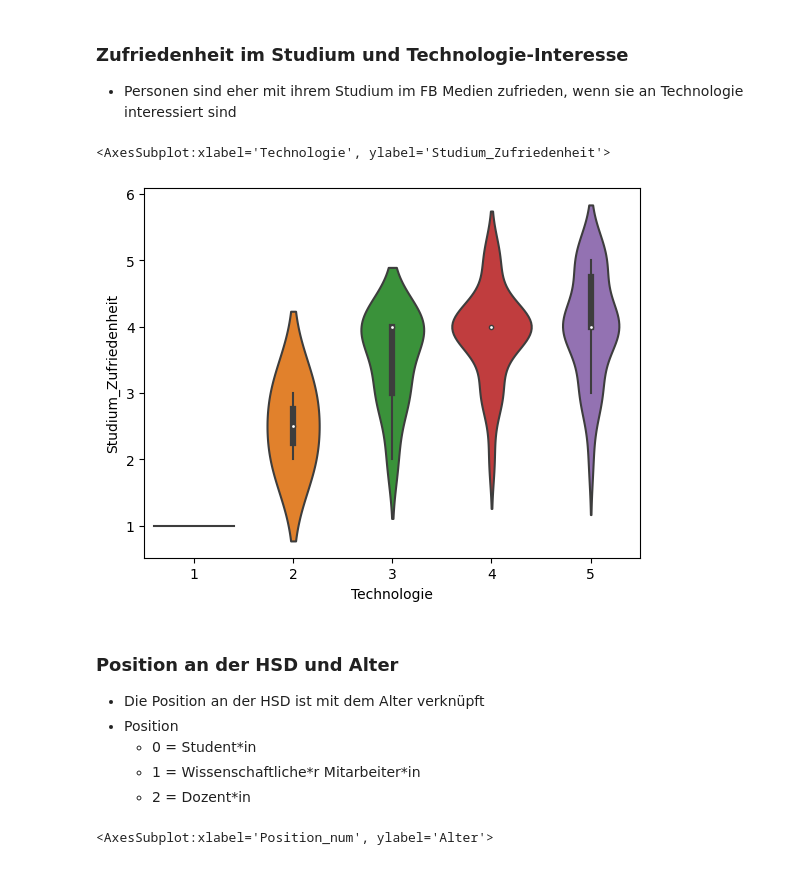
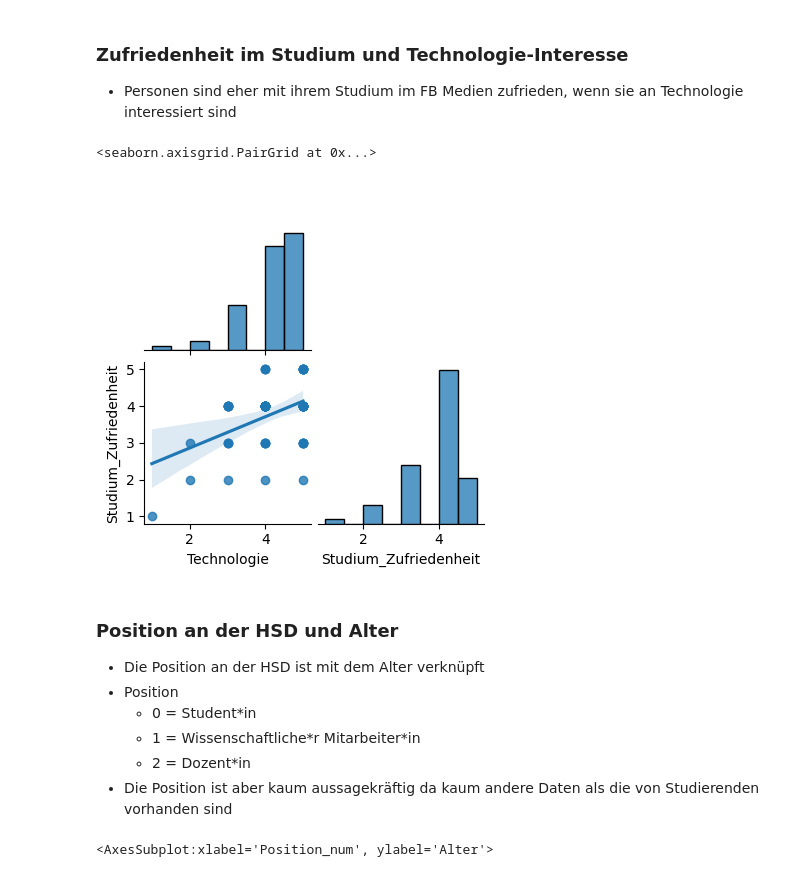
Before and after one commit to JulianCatnip/StudentMatcher, a Jupyter notebook: 02_Korrelationsanalyse.ipynb, the cells around one changed output. Drawn from its saved outputs; the diff is of its cells as text; code cells hidden in the pictures.

```diff
--- a/02_Korrelationsanalyse.ipynb
+++ b/02_Korrelationsanalyse.ipynb
@@ -197,11 +204,15 @@ sb.violinplot(data=data, x="Sportlichkeit", y="Streitlustig", hue="Geschlecht",
 # %% [markdown]
 ### Zufriedenheit im Studium und Technologie-Interesse
 - Personen sind eher mit ihrem Studium im FB Medien zufrieden, wenn sie an Technologie interessiert sind
-# %%
-sb.violinplot(data=data, x="Technologie", y="Studium_Zufriedenheit")
-# %% [output]
-<AxesSubplot:xlabel='Technologie', ylabel='Studium_Zufriedenheit'>
-[figure, removed]
+# %%
+eigenschaften = ['Technologie', 'Studium_Zufriedenheit']
+sb.pairplot(
+      data, kind='reg', height=2,
+      vars=eigenschaften, corner=True
+)
+# %% [output]
+<seaborn.axisgrid.PairGrid at 0x...>
+[figure, added]
 # %% [markdown]
 ### Position an der HSD und Alter
 - Die Position an der HSD ist mit dem Alter verknüpft
@@ -209,6 +220,7 @@ sb.violinplot(data=data, x="Technologie", y="Studium_Zufriedenheit")
     - 0 = Student\*in
     - 1 = Wissenschaftliche\*r Mitarbeiter\*in
     - 2 = Dozent\*in
+- Die Position ist aber kaum aussagekräftig da kaum andere Daten als die von Studierenden vorhanden sind
 # %%
 sb.swarmplot(data=data, x="Position_num", y="Alter")
 # %% [output]
```
Also changed, not shown: parts of 6 cells of this notebook.
